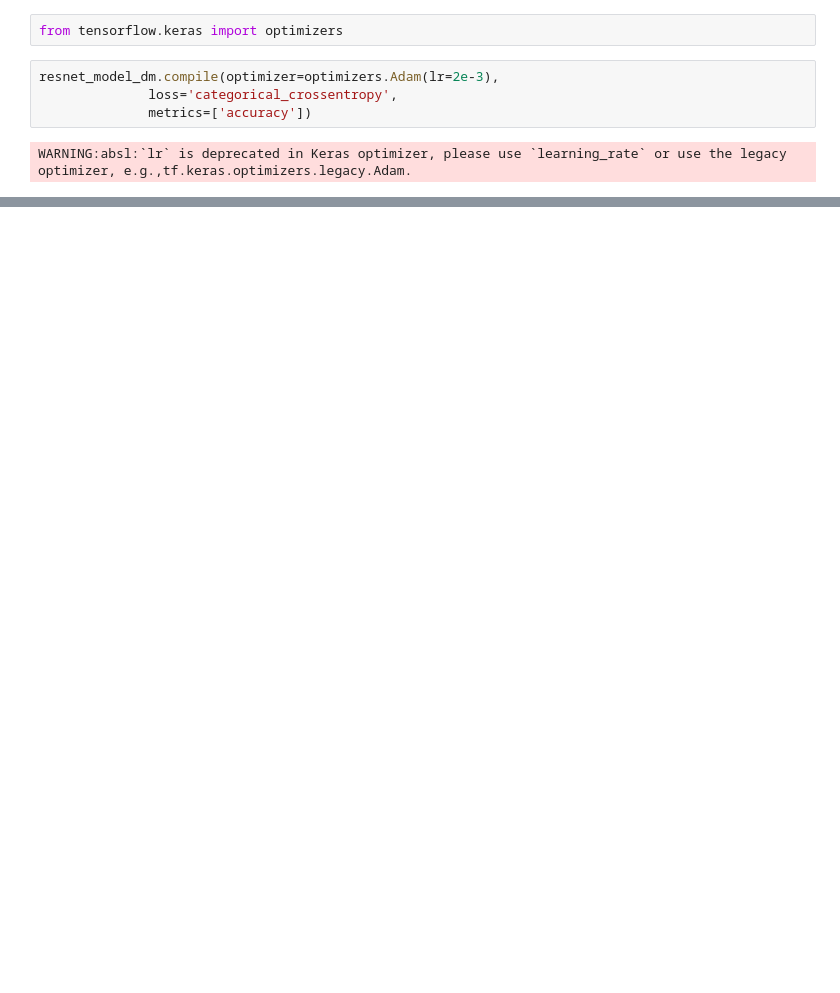
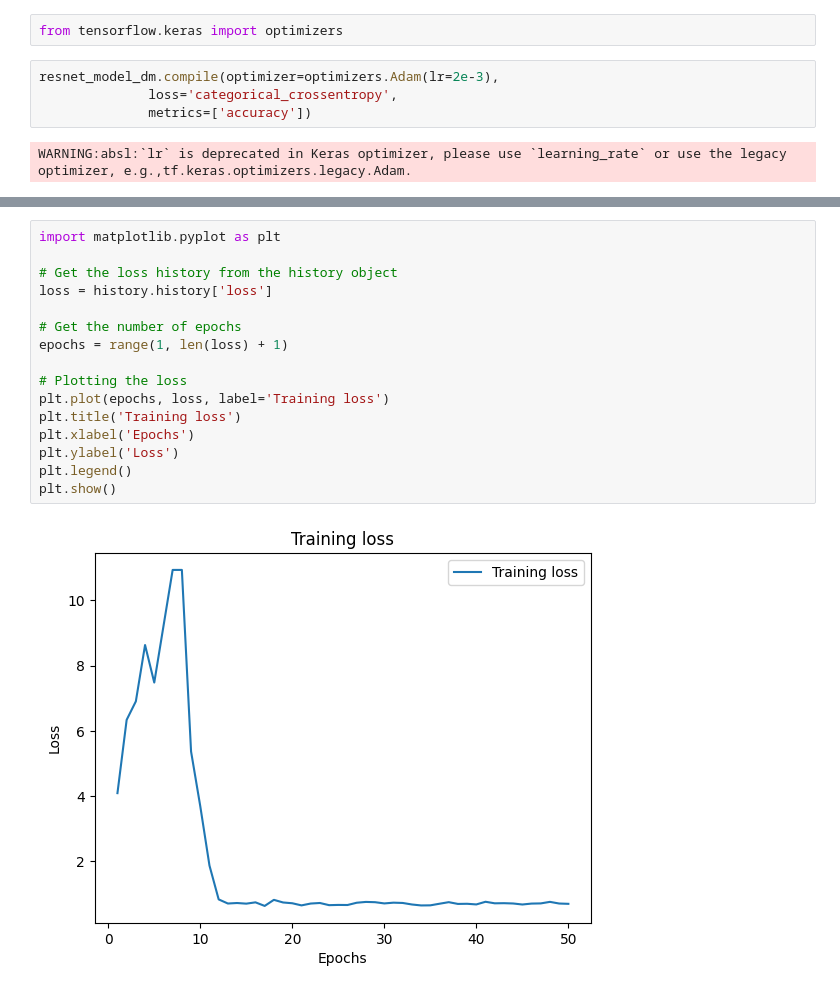
Before and after one commit to TungSoPon/AIPrototype2023, a Jupyter notebook: Tensorflow_(Deep_Learning_Implemen.ipynb, the cells around one changed output, grey strips where cells are left out. Cells and saved outputs as stored; diff of their text form; blank space fills up the shorter version.

```diff
--- a/Tensorflow_(Deep_Learning_Implemen.ipynb
+++ b/Tensorflow_(Deep_Learning_Implemen.ipynb
@@ -550,0 +566,18 @@ KeyboardInterrupt:
+# %%
+import matplotlib.pyplot as plt
+
+# Get the loss history from the history object
+loss = history.history['loss']
+
+# Get the number of epochs
+epochs = range(1, len(loss) + 1)
+
+# Plotting the loss
+plt.plot(epochs, loss, label='Training loss')
+plt.title('Training loss')
+plt.xlabel('Epochs')
+plt.ylabel('Loss')
+plt.legend()
+plt.show()
+# %% [output]
+[figure, added]
```
Also changed, not shown: parts of 3 cells of this notebook.
